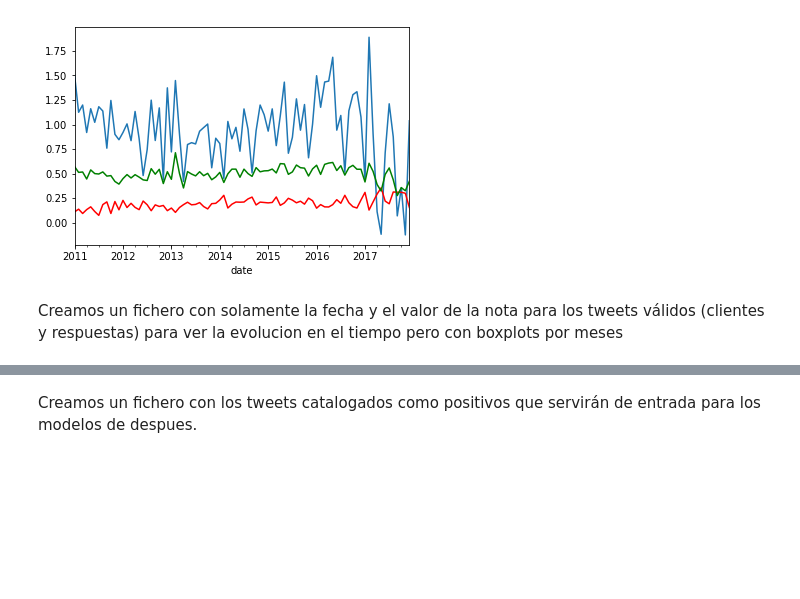
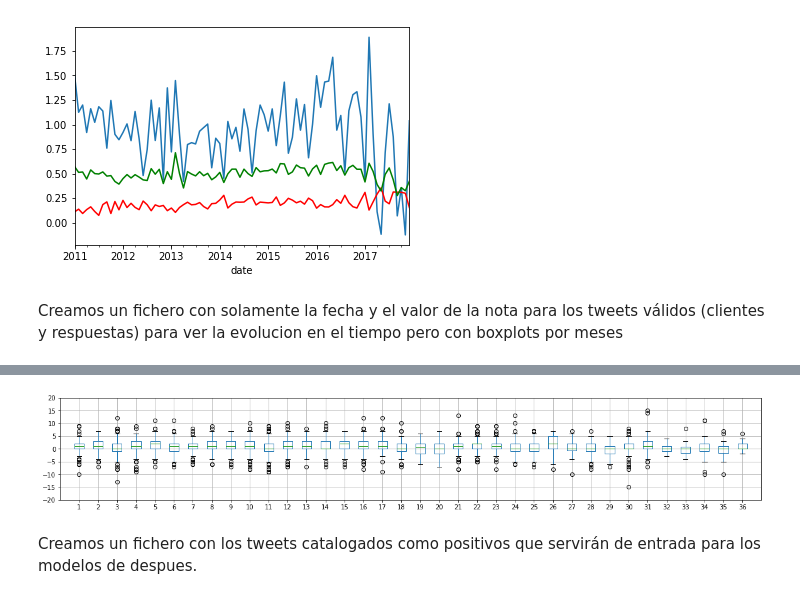
Before and after one commit to javiollo/TFM_JaviGlez, a Jupyter notebook: 2_Graficos_datos.ipynb, the cells around one changed output, grey strips where cells are left out. Saved outputs shown, nothing was run; the diff lists cells and outputs as text; code cells hidden in the pictures; blank space fills up the shorter version.

```diff
--- a/2_Graficos_datos.ipynb
+++ b/2_Graficos_datos.ipynb
@@ -142,3 +161,21 @@ pyplot.show()
+# %%
+#Cortammos el gráfico y lo ponemos de 2015 a 2017
+from pandas import Series
+from pandas import DataFrame
+from pandas import TimeGrouper
+from matplotlib import pyplot
+from pandas import concat
+pyplot.rcParams["figure.figsize"] = (20,3)
+series = Series.from_csv('DATA_SALIDA/PRUEBA_SERIES_2015_2017.csv', header=0, sep = "\t")
+groups = series.groupby(TimeGrouper('M'))
+months = concat([DataFrame(x[1].values) for x in groups], axis=1)
+months = DataFrame(months)
+months.columns = range(1,37)
+months.boxplot()
+pyplot.axis([0, 37, -20,20])
+pyplot.show()
+# %% [output]
+[figure, added]
 # %%
 from pandas import Series
 from pandas import DataFrame
```
Also changed, not shown: parts of 2 cells of this notebook.
